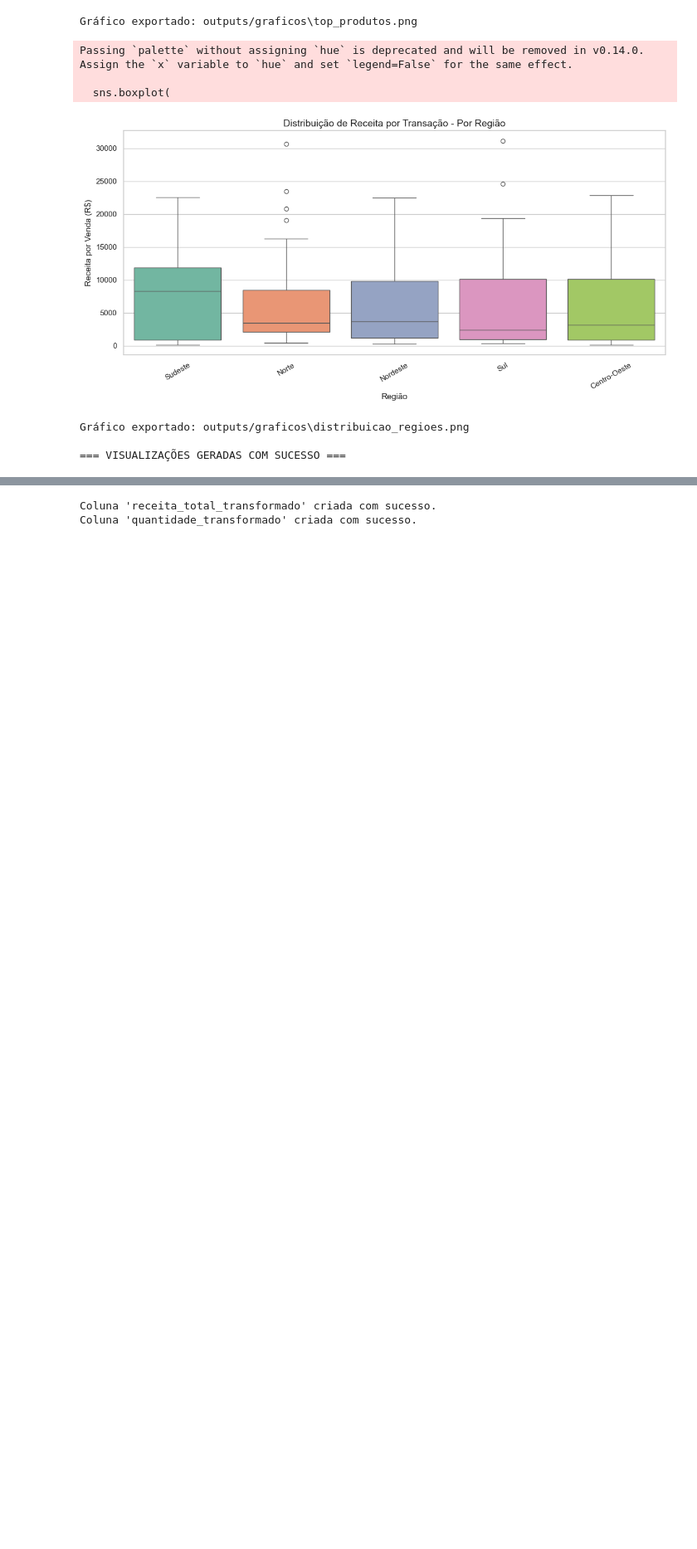
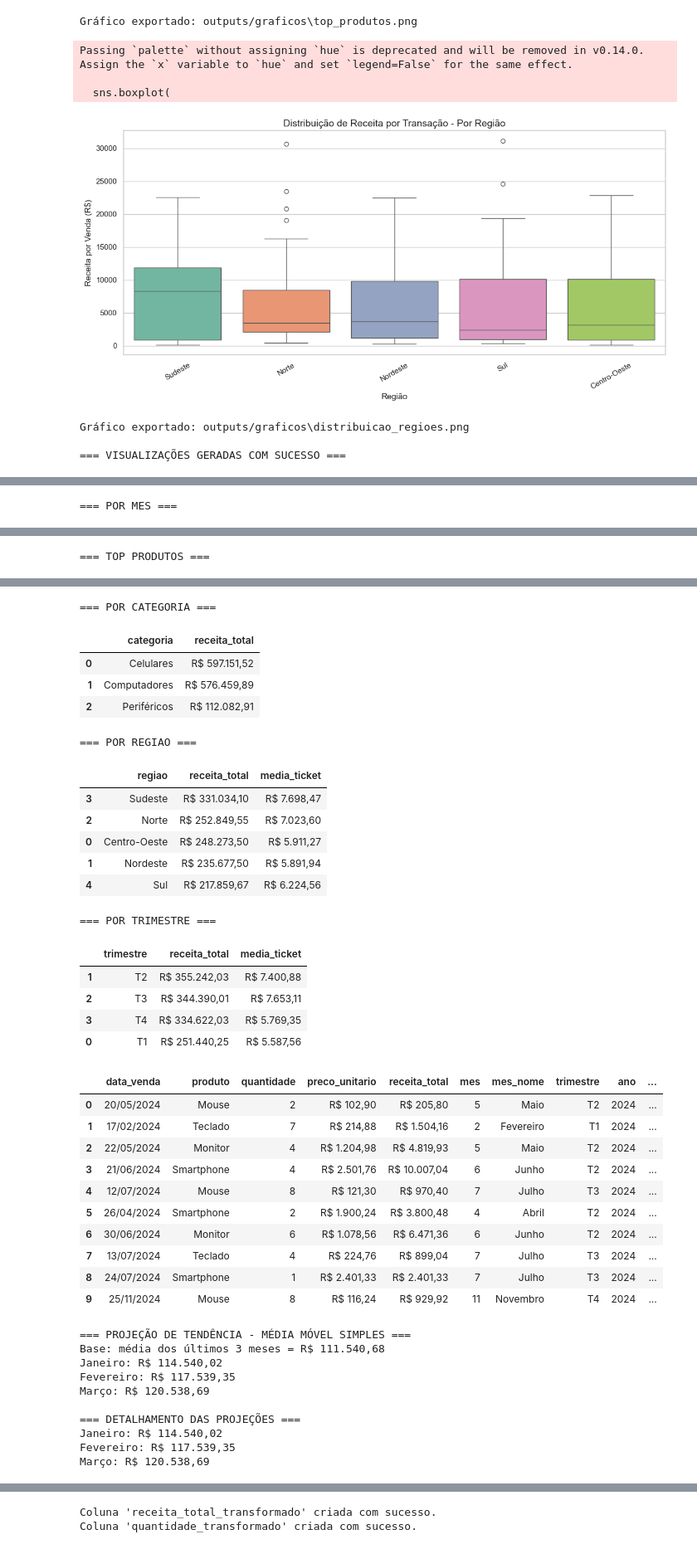
Before and after one commit to renatosadriano-debug/Analise-de-Vendas---salesinsight-py, a Jupyter notebook: salesinsight.ipynb, the cells around one changed output, grey strips where cells are left out. Shown at 83% size. Saved outputs shown, nothing was run; the diff lists cells and outputs as text; code cells hidden in the pictures; blank space fills up the shorter version.

Commit message:
fix: ajusta classes e projeção de tendência

```diff
--- a/salesinsight.ipynb
+++ b/salesinsight.ipynb
@@ -1092,0 +1260,37 @@ class AnalisadorComProjecao(AnalisadorDeVendas):
+# %%
+# Criar o analisador usando o df_limpo já existente
+
+analisador_teste = AnalisadorComProjecao("vendas.csv", meses_projecao=3)
+
+# Usar diretamente o df_limpo já tratado e transformado
+analisador_teste.df_limpo = df_limpo.copy()
+
+# Calcular métricas com base no df_limpo atual
+analisador_teste.metricas = calcular_metricas(analisador_teste.df_limpo)
+
+# Exibir as colunas transformadas
+colunas_transformadas = [
+    "data_venda",
+    "produto",
+    "quantidade",
+    "preco_unitario",
+    "receita_total",
+    "mes",
+    "mes_nome",
+    "trimestre",
+    "ano",
+    "faixa_receita_item",
+    "preco_medio_item",
+    "comparacao_preco_media",
+    "percentual_diferenca_media"
+]
+
+display(analisador_teste.df_limpo[colunas_transformadas].head(10))
+
+# Executar a projeção com base nas métricas do df_limpo
+analisador_teste.projetar_tendencia()
+
+# Exibir projeção detalhada
+analisador_teste.exibir_projecao_detalhada()
+# %% [output]
+=== POR MES ===
@@ -1092,0 +1310 @@ class AnalisadorComProjecao(AnalisadorDeVendas):
+=== TOP PRODUTOS ===
@@ -1092,0 +1317,39 @@ class AnalisadorComProjecao(AnalisadorDeVendas):
+=== POR CATEGORIA ===
+|  | categoria | receita_total |
+| 0 | Celulares | R$ 597.151,52 |
+| 1 | Computadores | R$ 576.459,89 |
+| 2 | Periféricos | R$ 112.082,91 |
+=== POR REGIAO ===
+|  | regiao | receita_total | media_ticket |
+| 3 | Sudeste | R$ 331.034,10 | R$ 7.698,47 |
+| 2 | Norte | R$ 252.849,55 | R$ 7.023,60 |
+| 0 | Centro-Oeste | R$ 248.273,50 | R$ 5.911,27 |
+| 1 | Nordeste | R$ 235.677,50 | R$ 5.891,94 |
+| 4 | Sul | R$ 217.859,67 | R$ 6.224,56 |
+=== POR TRIMESTRE ===
+|  | trimestre | receita_total | media_ticket |
+| 1 | T2 | R$ 355.242,03 | R$ 7.400,88 |
+| 2 | T3 | R$ 344.390,01 | R$ 7.653,11 |
+| 3 | T4 | R$ 334.622,03 | R$ 5.769,35 |
+| 0 | T1 | R$ 251.440,25 | R$ 5.587,56 |
+|  | data_venda | produto | quantidade | preco_unitario | receita_total | mes | mes_nome | trimestre | ano | ... |
+| 0 | 20/05/2024 | Mouse | 2 | R$ 102,90 | R$ 205,80 | 5 | Maio | T2 | 2024 | ... |
+| 1 | 17/02/2024 | Teclado | 7 | R$ 214,88 | R$ 1.504,16 | 2 | Fevereiro | T1 | 2024 | ... |
+| 2 | 22/05/2024 | Monitor | 4 | R$ 1.204,98 | R$ 4.819,93 | 5 | Maio | T2 | 2024 | ... |
+| 3 | 21/06/2024 | Smartphone | 4 | R$ 2.501,76 | R$ 10.007,04 | 6 | Junho | T2 | 2024 | ... |
+| 4 | 12/07/2024 | Mouse | 8 | R$ 121,30 | R$ 970,40 | 7 | Julho | T3 | 2024 | ... |
+| 5 | 26/04/2024 | Smartphone | 2 | R$ 1.900,24 | R$ 3.800,48 | 4 | Abril | T2 | 2024 | ... |
+| 6 | 30/06/2024 | Monitor | 6 | R$ 1.078,56 | R$ 6.471,36 | 6 | Junho | T2 | 2024 | ... |
+| 7 | 13/07/2024 | Teclado | 4 | R$ 224,76 | R$ 899,04 | 7 | Julho | T3 | 2024 | ... |
+| 8 | 24/07/2024 | Smartphone | 1 | R$ 2.401,33 | R$ 2.401,33 | 7 | Julho | T3 | 2024 | ... |
+| 9 | 25/11/2024 | Mouse | 8 | R$ 116,24 | R$ 929,92 | 11 | Novembro | T4 | 2024 | ... |
+=== PROJEÇÃO DE TENDÊNCIA - MÉDIA MÓVEL SIMPLES ===
+Base: média dos últimos 3 meses = R$ 111.540,68
+Janeiro: R$ 114.540,02
+Fevereiro: R$ 117.539,35
+Março: R$ 120.538,69
+
+=== DETALHAMENTO DAS PROJEÇÕES ===
+Janeiro: R$ 114.540,02
+Fevereiro: R$ 117.539,35
+Março: R$ 120.538,69
```
Also changed, not shown: parts of 18 cells of this notebook.
